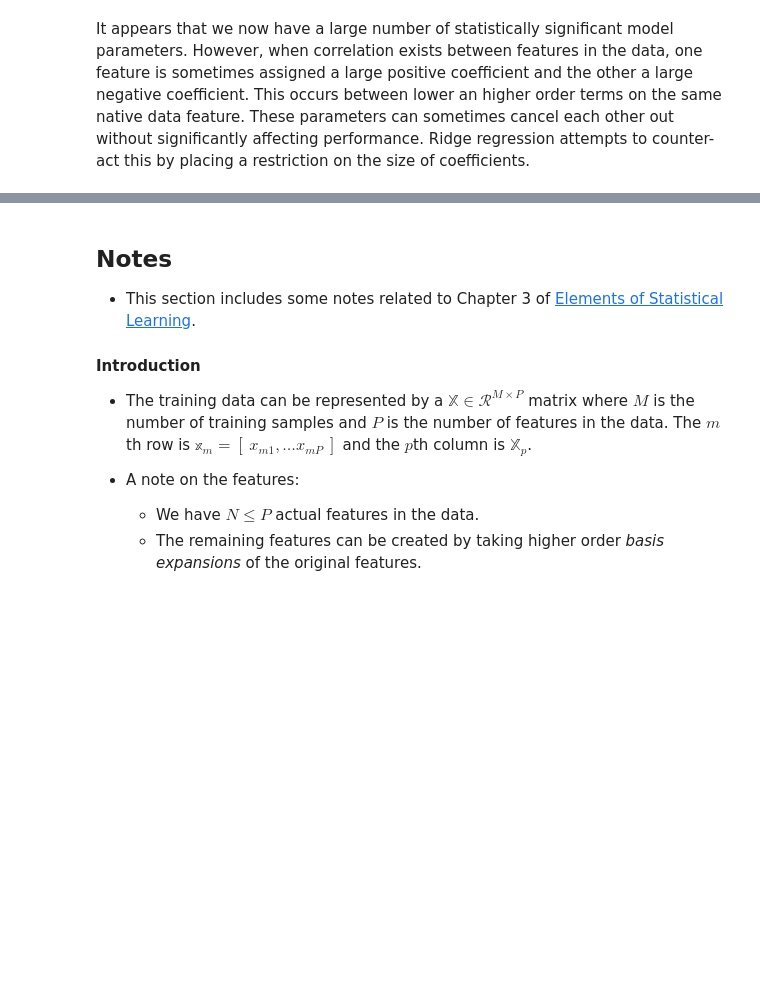
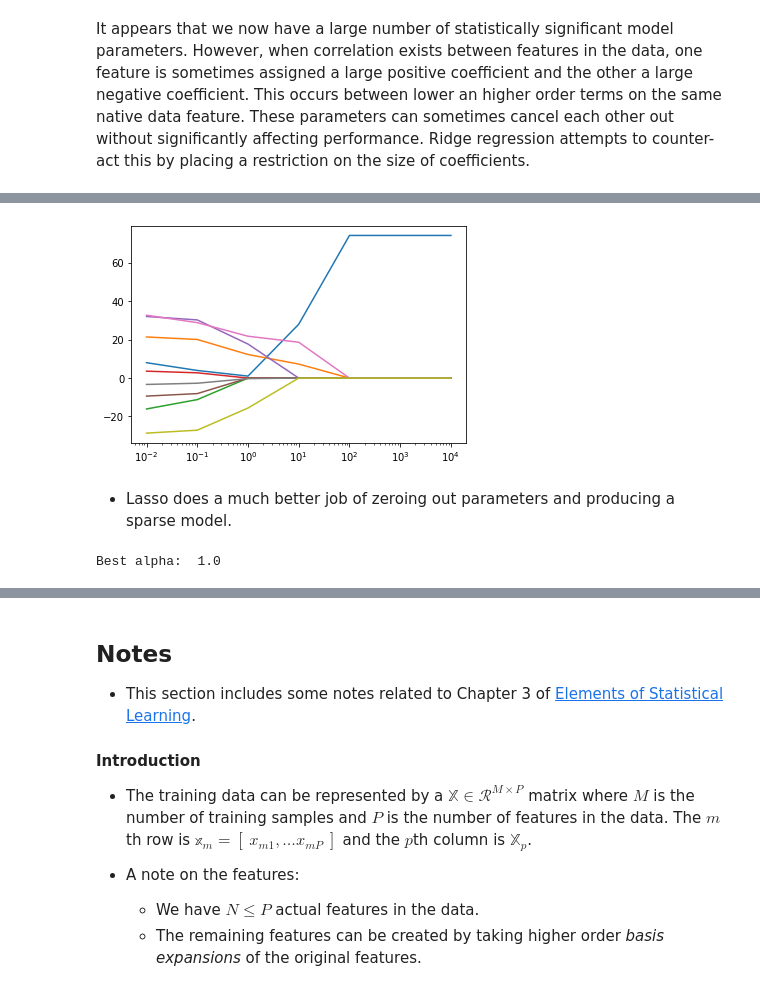
Before and after one commit to ggmessier/data-analytics, a Jupyter notebook: baseball/notebooks/Games Played Linear Regression.ipynb, the cells around one changed output, grey strips where cells are left out. Cells and saved outputs as stored; diff of their text form; code cells hidden in the pictures; blank space fills up the shorter version.

```diff
--- a/baseball/notebooks/Games Played Linear Regression.ipynb
+++ b/baseball/notebooks/Games Played Linear Regression.ipynb
@@ -196,0 +350,4 @@ genErr = np.zeros(nIter)
+# %%
+reg = linear_model.RidgeCV(alphas=alphas[1:])
+reg.fit(x,y)
+print('Best alpha: ',reg.alpha_)
@@ -196,0 +400,23 @@ genErr = np.zeros(nIter)
+# %%
+alphas = [ 1e-2, 1e-1, 1e0, 1e1, 1e2, 1e3, 1e4 ]
+lassoBeta = np.zeros((p+1,len(alphas)))
+
+j = 0
+for alpha in alphas:
+    reg = linear_model.Lasso(alpha=alpha)
+    reg.fit(x,y[:,0])
+    lassoBeta[0,j] = reg.intercept_
+    lassoBeta[1:,j] = reg.coef_[1:]
+    j += 1
+# %%
+fig = plt.semilogx(alphas,lassoBeta.T)
+# %% [output]
+[figure, added]
+# %% [markdown]
+- Lasso does a much better job of zeroing out parameters and producing a sparse model.
+# %%
+reg = linear_model.LassoCV(alphas=alphas)
+reg.fit(x,y[:,0])
+print('Best alpha: ',reg.alpha_)
+# %% [output]
+Best alpha:  1.0
```
Also changed, not shown: parts of 42 cells of this notebook, 1 other file.
